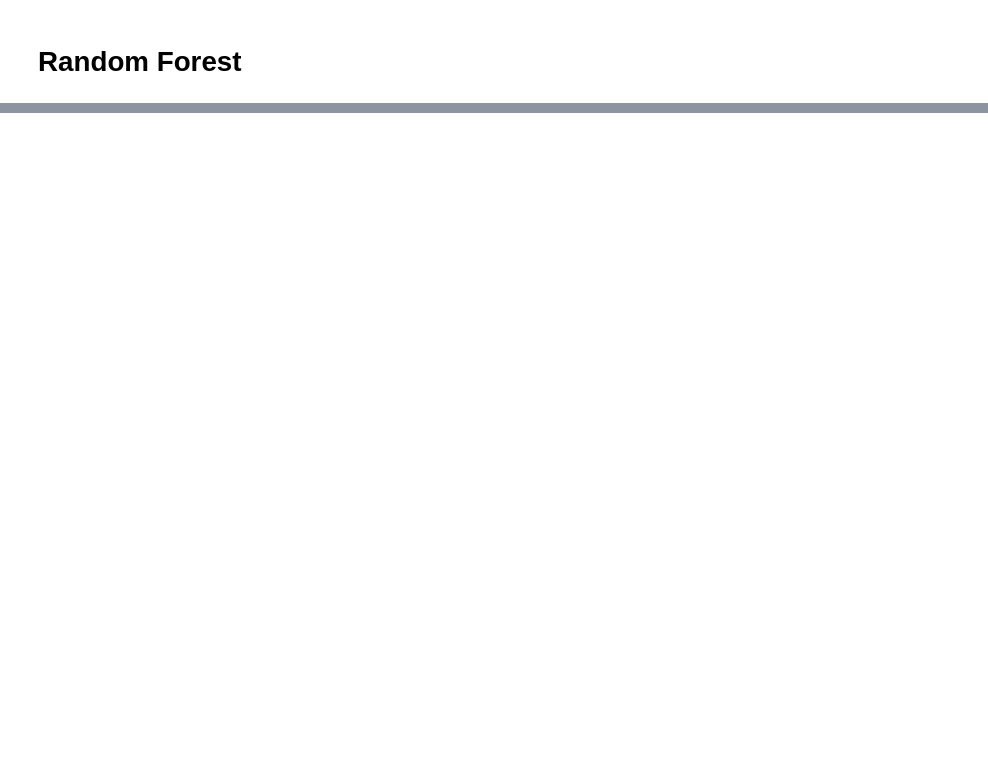
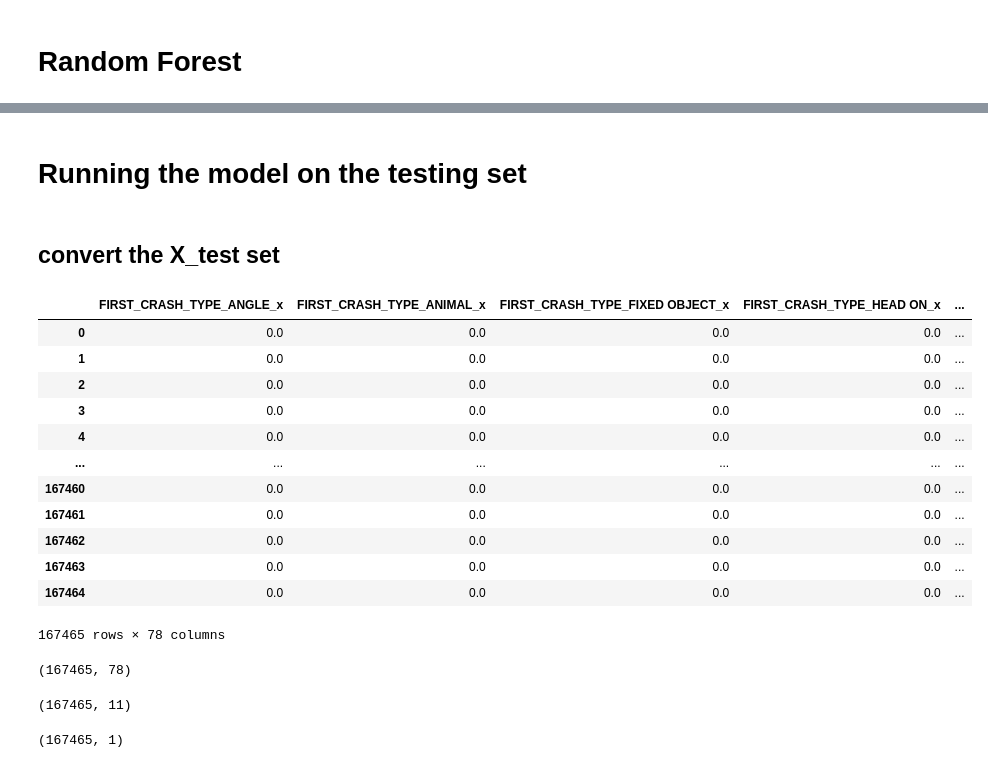
Before and after one commit to raylinsoriano/Project_3_Classification, a Jupyter notebook: Allison's Notebook.ipynb, the cells around one changed output, grey strips where cells are left out. Cells and saved outputs as stored; diff of their text form; code cells hidden in the pictures; blank space fills up the shorter version.

```diff
--- a/Allison's Notebook.ipynb
+++ b/Allison's Notebook.ipynb
@@ -279,6 +295,6 @@ train_dummies_trans_df
 # %%
-numerical = X_train.select_dtypes(exclude='object')
-numerical = pd.DataFrame(numerical, index = X_train.index)
-train_df = train_dummies_trans_df.merge(numerical, left_index = True , right_index=True)
-train_df
+#numerical = X_train_resampled.select_dtypes(exclude='object')
+numerical_cat = pd.DataFrame(numerical, index = X_train.index)
+train_df = numerical.merge(numerical, left_index = True , right_index=True)
+train_df.columns
 # %% [output]
@@ -319,4 +522,0 @@ Mean Train Score: 0.8669561946108768
-# %%
-numerical = X_train.select_dtypes(exclude='object')
-numerical = pd.DataFrame(numerical, index = X_train.index)
-train_df = train_dummies_trans_df.merge(numerical, left_index = True , right_index=True)
@@ -536,0 +759,58 @@ rfc_weight = rfc_accuracy / (lr_accuracy+knn_accuracy+rfc_accuracy+xgb_accuracy)
+# %% [markdown]
+# Running the model on the testing set
+# %% [markdown]
+## convert the X_test set
+# %%
+y_test = pd.DataFrame(y_test)
+
+categoricals = ['FIRST_CRASH_TYPE', 'ROADWAY_SURFACE_COND','ROAD_DEFECT','AIRBAG_DEPLOYED']
+
+
+test_dummies = X_test[categoricals]
+
+# Create OneHotEncoder object to create dummies
+ohe = OneHotEncoder(handle_unknown='ignore')
+# Transform the dataset into dummies matrix
+
+enc = ohe.fit(train_dummies)
+test_dummies_trans = enc.transform(test_dummies)
+
+# Dummies values in matrix form
+test_data = test_dummies_trans.todense()
+
+# New dummy column names
+names = ohe.get_feature_names(categoricals)
+
+# Make them into Dataframe
+test_dummies_trans_df = pd.DataFrame(test_data, columns=names)
+# %%
+numerical = pd.DataFrame(numerical, index = X_test.index)
+numerical = test_dummies_trans_df.select_dtypes(exclude='object')
+test_df = test_dummies_trans_df.merge(numerical, left_index = True , right_index=True)
+test_df
+# %% [output]
+|  | FIRST_CRASH_TYPE_ANGLE_x | FIRST_CRASH_TYPE_ANIMAL_x | FIRST_CRASH_TYPE_FIXED OBJECT_x | FIRST_CRASH_TYPE_HEAD ON_x | ... |
+| 0 | 0.0 | 0.0 | 0.0 | 0.0 | ... |
+| 1 | 0.0 | 0.0 | 0.0 | 0.0 | ... |
+| 2 | 0.0 | 0.0 | 0.0 | 0.0 | ... |
+| 3 | 0.0 | 0.0 | 0.0 | 0.0 | ... |
+| 4 | 0.0 | 0.0 | 0.0 | 0.0 | ... |
+| ... | ... | ... | ... | ... | ... |
+| 167460 | 0.0 | 0.0 | 0.0 | 0.0 | ... |
+| 167461 | 0.0 | 0.0 | 0.0 | 0.0 | ... |
+| 167462 | 0.0 | 0.0 | 0.0 | 0.0 | ... |
+| 167463 | 0.0 | 0.0 | 0.0 | 0.0 | ... |
+| 167464 | 0.0 | 0.0 | 0.0 | 0.0 | ... |
+167465 rows × 78 columns
+# %%
+test_df.shape
+# %% [output]
+(167465, 78)
+# %%
+X_test.shape
+# %% [output]
+(167465, 11)
+# %%
+y_test.shape
+# %% [output]
+(167465, 1)
```
Also changed, not shown: parts of 56 cells of this notebook.
